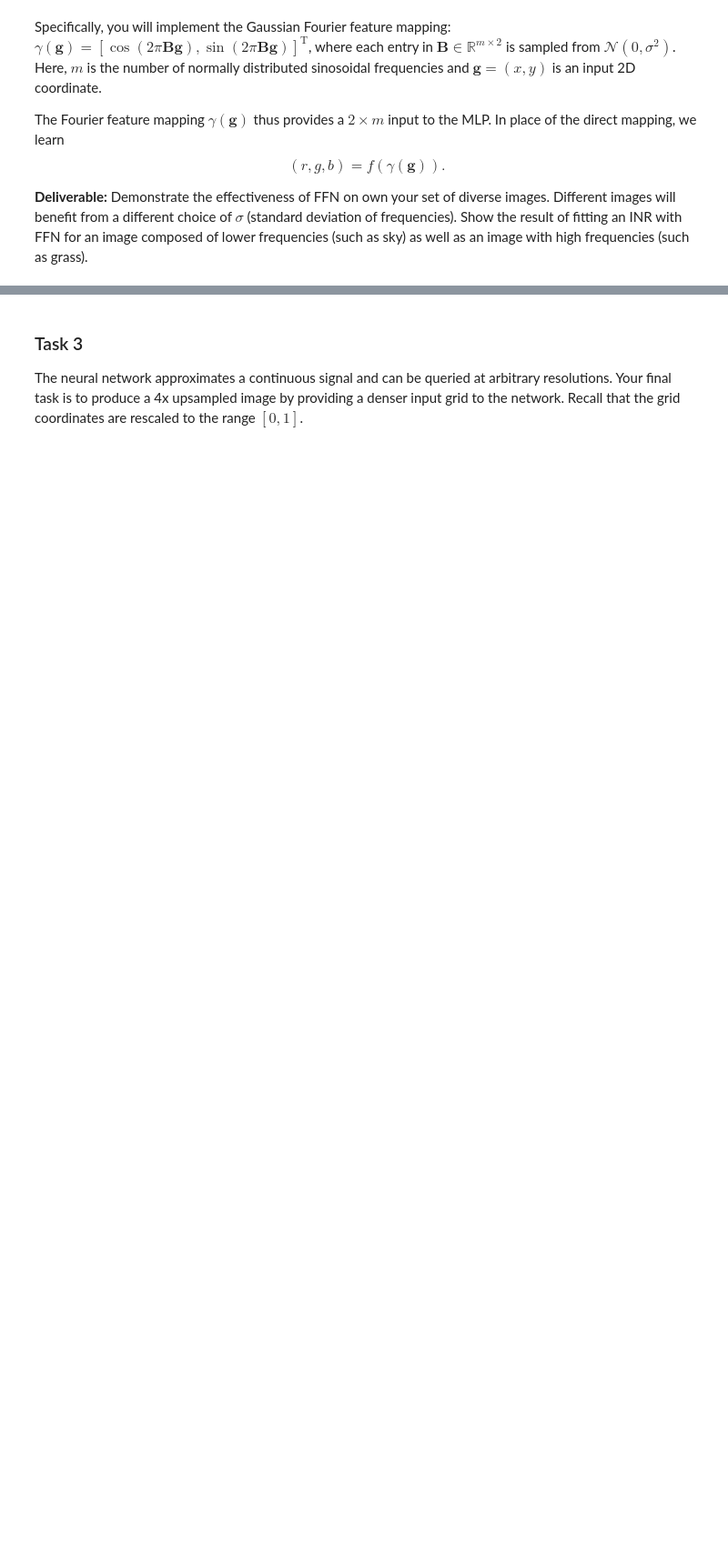
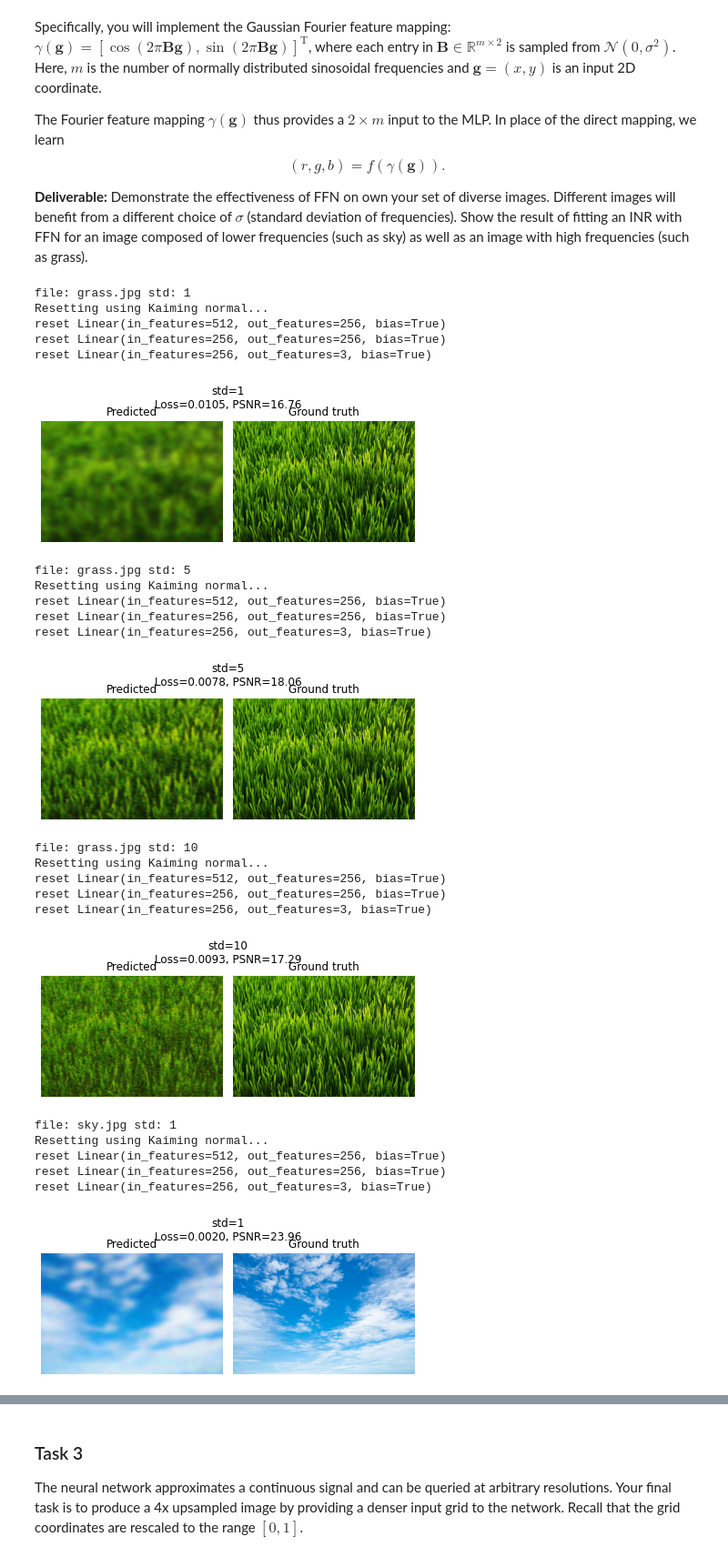
Before and after one commit to nyoma-diamond/L335_Exercise, a Jupyter notebook: implicit_neural_representation.ipynb, the cells around one changed output, grey strips where cells are left out. Shown at 91% size. Saved outputs shown, nothing was run; the diff lists cells and outputs as text; code cells hidden in the pictures; blank space fills up the shorter version.

```diff
--- a/implicit_neural_representation.ipynb
+++ b/implicit_neural_representation.ipynb
@@ -353,3 +387,81 @@ The Fourier feature mapping $\gamma(\mathbf g)$ thus provides a $2 \times m$ inp
 $$(r, g, b) = f(\gamma(\mathbf g)).$$
 
 **Deliverable:** Demonstrate the effectiveness of FFN on own your set of diverse images. Different images will benefit from a different choice of $\sigma$ (standard deviation of frequencies). Show the result of fitting an INR with FFN for an image composed of lower frequencies (such as sky) as well as an image with high frequencies (such as grass).
+# %%
+images = ['grass.jpg', 'sky.jpg', 'kings_chapel.jpg']
+stds = [1, 5, 10]
+
+epochs = 400
+lr = 1e-4
+psnr_fn = torchmetrics.image.PeakSignalNoiseRatio(data_range=1).to(device)
+loss_fn = nn.HuberLoss()
+
+for filename, std in itertools.product(images, stds):
+    print(f'file: {filename} std: {std}')
+
+    irn = IRN(positional_encoding=True, std=std).to(device)
+    opt = torch.optim.Adam(lr=lr, params=irn.parameters())
+
+    img = torchvision.io.read_image(filename) / 255
+    _, h, w = img.shape
+    img = img.permute(1,2,0).reshape(-1, 3).to(device)
+
+    tensors = (torch.linspace(-1, 1, steps=h), torch.linspace(-1, 1, steps=w))
+    coord_grid = torch.stack(torch.meshgrid(*tensors, indexing='ij'), dim=-1).reshape(-1, 2).to(device)
+
+    normal_reset(irn, type='kaiming')
+
+    pbar = trange(epochs)
+    for step in pbar:
+        opt.zero_grad()
+
+        img_hat = irn(coord_grid)
+
+        loss = loss_fn(img_hat, img)
+        loss.backward()
+
+        opt.step()
+
+        pbar.set_description(f'Loss={loss.item():0.4f}')
+
+    with torch.no_grad():
+        psnr = psnr_fn(img_hat, img)
+        fig, ax = plt.subplots(1, 2)
+        fig.suptitle(f'std={std}\nLoss={loss.item():0.4f}, PSNR={psnr.item():0.2f}', y=0.8)
+        ax[0].imshow(irn(coord_grid).clip(0, 1).cpu().reshape(h, w, 3))
+        ax[0].set_title('Predicted')
+        ax[0].axis('off')
+        ax[1].imshow(img.cpu().reshape(h, w, 3))
+        ax[1].set_title('Ground truth')
+        ax[1].axis('off')
+
+    plt.tight_layout()
+    plt.show()
+
+    if device == 'cuda':
+        free_memory([irn, opt]) # release memory
+# %% [output]
+file: grass.jpg std: 1
+Resetting using Kaiming normal...
+reset Linear(in_features=512, out_features=256, bias=True)
+reset Linear(in_features=256, out_features=256, bias=True)
+reset Linear(in_features=256, out_features=3, bias=True)
+[figure, added]
+file: grass.jpg std: 5
+Resetting using Kaiming normal...
+reset Linear(in_features=512, out_features=256, bias=True)
+reset Linear(in_features=256, out_features=256, bias=True)
+reset Linear(in_features=256, out_features=3, bias=True)
+[figure, added]
+file: grass.jpg std: 10
+Resetting using Kaiming normal...
+reset Linear(in_features=512, out_features=256, bias=True)
+reset Linear(in_features=256, out_features=256, bias=True)
+reset Linear(in_features=256, out_features=3, bias=True)
+[figure, added]
+file: sky.jpg std: 1
+Resetting using Kaiming normal...
+reset Linear(in_features=512, out_features=256, bias=True)
+reset Linear(in_features=256, out_features=256, bias=True)
+reset Linear(in_features=256, out_features=3, bias=True)
+[figure, added]
```
Also changed, not shown: parts of 11 cells of this notebook.
